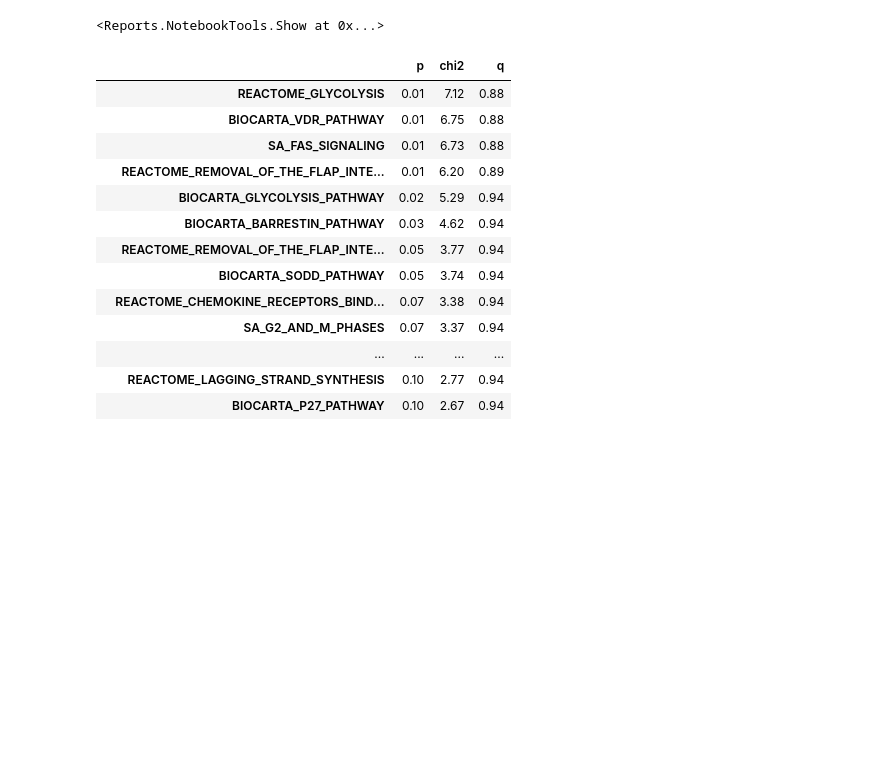
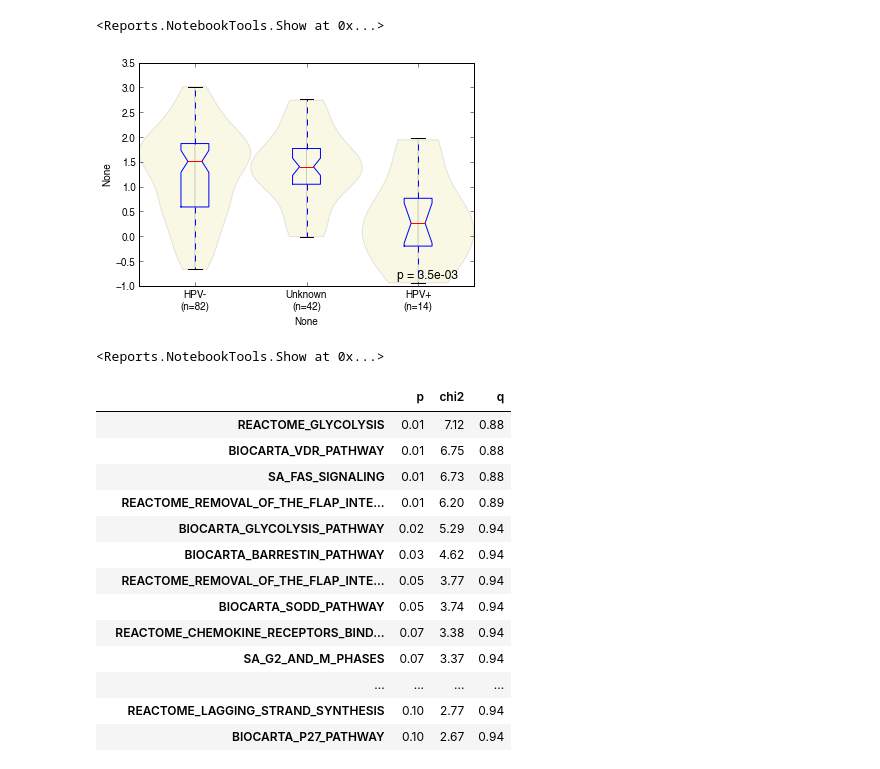
Before and after one commit to theandygross/TCGA, a Jupyter notebook: Pathway_Merge/Notebooks/HNSC_other_data.ipynb, the cells around one changed output. Saved outputs shown, nothing was run; the diff lists cells and outputs as text; code cells hidden in the pictures; blank space fills up the shorter version.

```diff
--- a/Pathway_Merge/Notebooks/HNSC_other_data.ipynb
+++ b/Pathway_Merge/Notebooks/HNSC_other_data.ipynb
@@ -88,2 +88,26 @@ draw_survival_curves(t.ix['RAF1'], surv, show=True, show_legend=False, ann='p')
 # %% [output]
 <Reports.NotebookTools.Show at 0x...>
+# %%
+d = {'ADAL': 0.074167084609348857,
+ 'BAG1': -0.21673246294210008,
+ 'CHCHD4': -0.28572548072134624,
+ 'COPG': 0.21681205895183847,
+ 'DKFZp434J0226': 0.15418452097553872,
+ 'GALNS': 0.20913919402402614,
+ 'IL17RC': -0.15873858576391267,
+ 'LRRFIP2': -0.20040918121635876,
+ 'MTMR14': -0.25887104032220742,
+ 'PRPS1': 0.13478494166162955,
+ 'QARS': -0.30868169636240883,
+ 'RPL14': -0.32833946621243926,
+ 'RPL15': -0.31834794143819289,
+ 'RPL29': -0.29724545519237167,
+ 'RPS6': -0.27296457876470015,
+ 'TBCCD1': 0.11994662664713727,
+ 'TCEAL5': 0.15405871091512974,
+ 'TMED7-TICAM2': 0.18558555843066318,
+ 'TMEM105': 0.15360314865948124,
+ 'TMEM39A': 0.19330386808830066}
+d = pd.Series(d)
+# %%
+p53 = t.ix[d.index].fillna(0).T.dot(d)
@@ -89,0 +116,4 @@ draw_survival_curves(t.ix['RAF1'], surv, show=True, show_legend=False, ann='p')
+# %%
+violin_plot_pandas(hpv.fillna('Unknown'), p53)
+# %% [output]
+[figure, added]
@@ -90,3 +122,7 @@ draw_survival_curves(t.ix['RAF1'], surv, show=True, show_legend=False, ann='p')
+# %%
+draw_survival_curves(to_quants(p53, q=.1), surv, hpv.fillna('HPV-'), show=True, show_legend=True)
+# %% [output]
+<Reports.NotebookTools.Show at 0x...>
 # %%
 rr.head(20)
 # %% [output]
```
Also changed, not shown: parts of 7 cells of this notebook, 18 other files.
